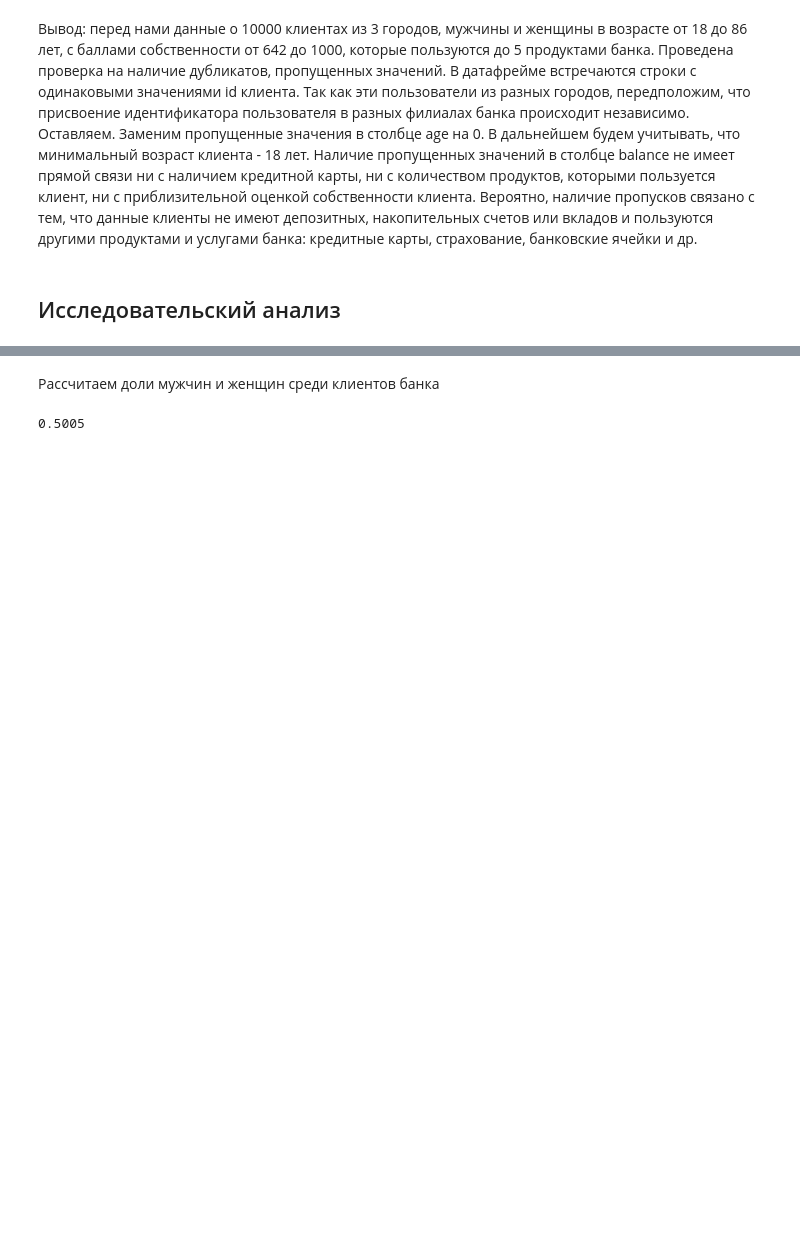
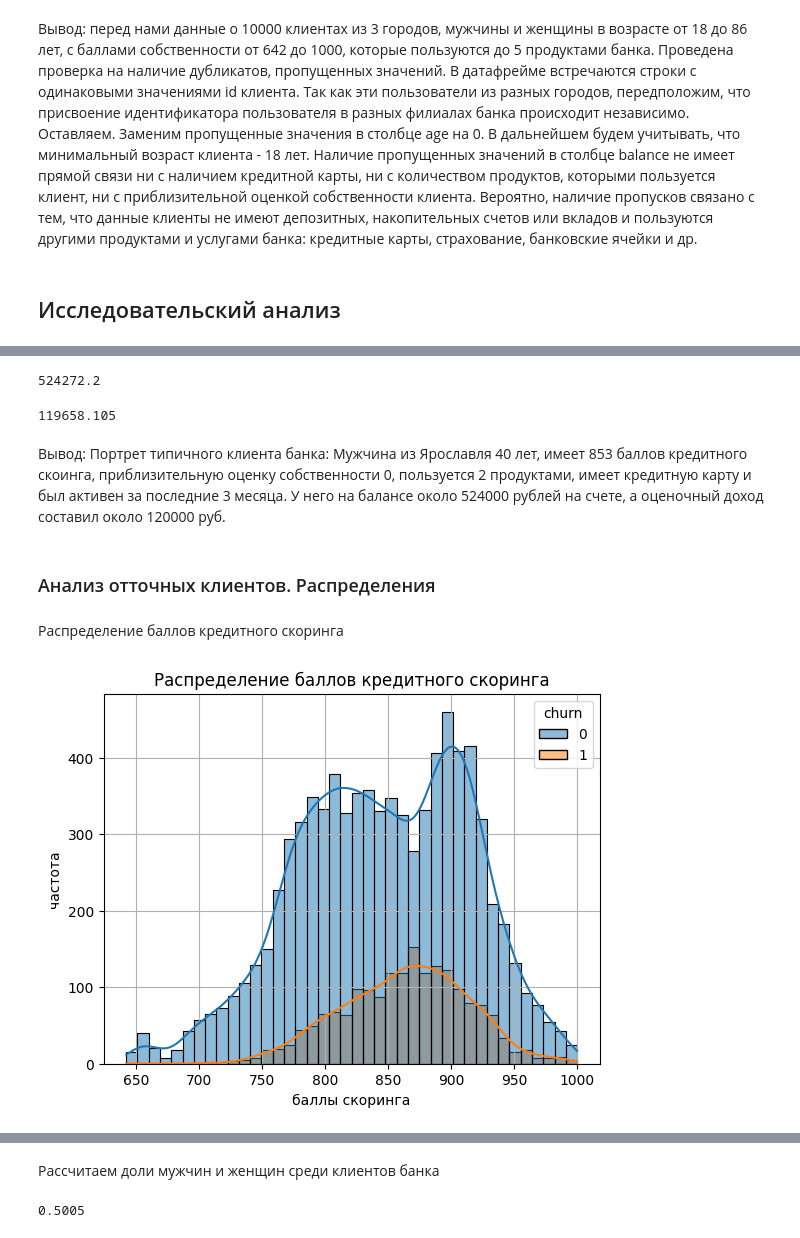
Before and after one commit to analyst-plv/bank, a Jupyter notebook: bank_scrooge.ipynb, the cells around one changed output, grey strips where cells are left out. Saved outputs shown, nothing was run; the diff lists cells and outputs as text; code cells hidden in the pictures; blank space fills up the shorter version.

```diff
--- a/bank_scrooge.ipynb
+++ b/bank_scrooge.ipynb
@@ -219,0 +293,24 @@ memory usage: 1.3+ MB
+# %%
+df['balance'].median()
+# %% [output]
+524272.2
+# %%
+df['est_salary'].median()
+# %% [output]
+119658.105
+# %% [markdown]
+Вывод:
+Портрет типичного клиента банка: Мужчина из Ярославля 40 лет, имеет 853 баллов кредитного скоинга, приблизительную оценку собственности 0, пользуется 2 продуктами, имеет кредитную карту и был активен за последние 3 месяца. У него на балансе около 524000 рублей на счете, а оценочный доход составил около 120000 руб.
+# %% [markdown]
+ ### Анализ отточных клиентов. Распределения
+# %% [markdown]
+Распределение баллов кредитного скоринга
+# %%
+sns.histplot(data=df, x='score', hue='churn', kde=True )
+plt.grid(True)
+plt.title('Распределение баллов кредитного скоринга')
+plt.xlabel('баллы скоринга')
+plt.ylabel('частота')
+plt.show()
+# %% [output]
+[figure, added]
```
Also changed, not shown: parts of 44 cells of this notebook.
